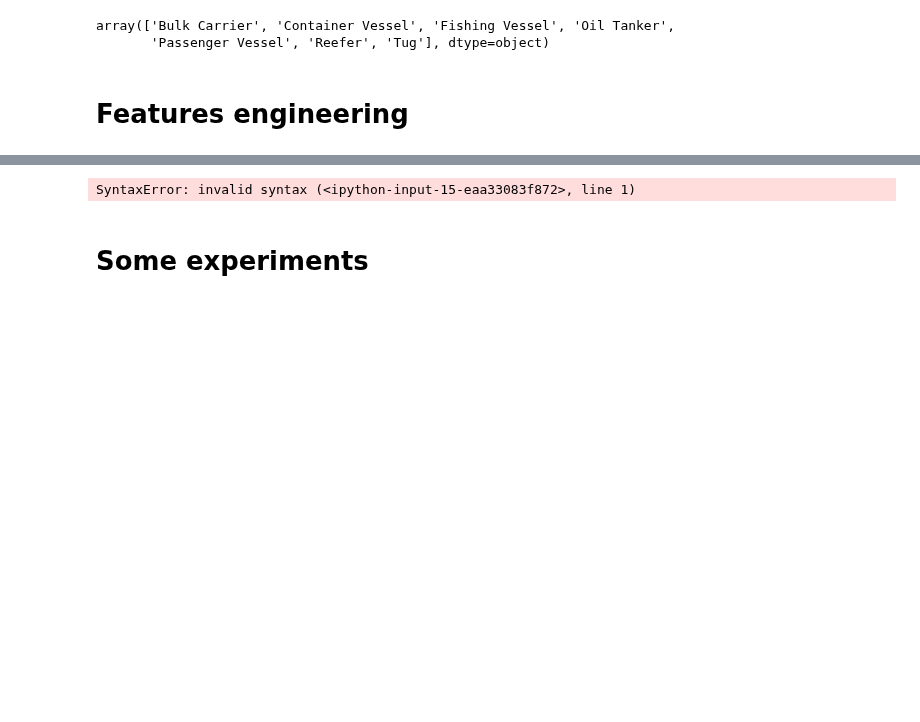
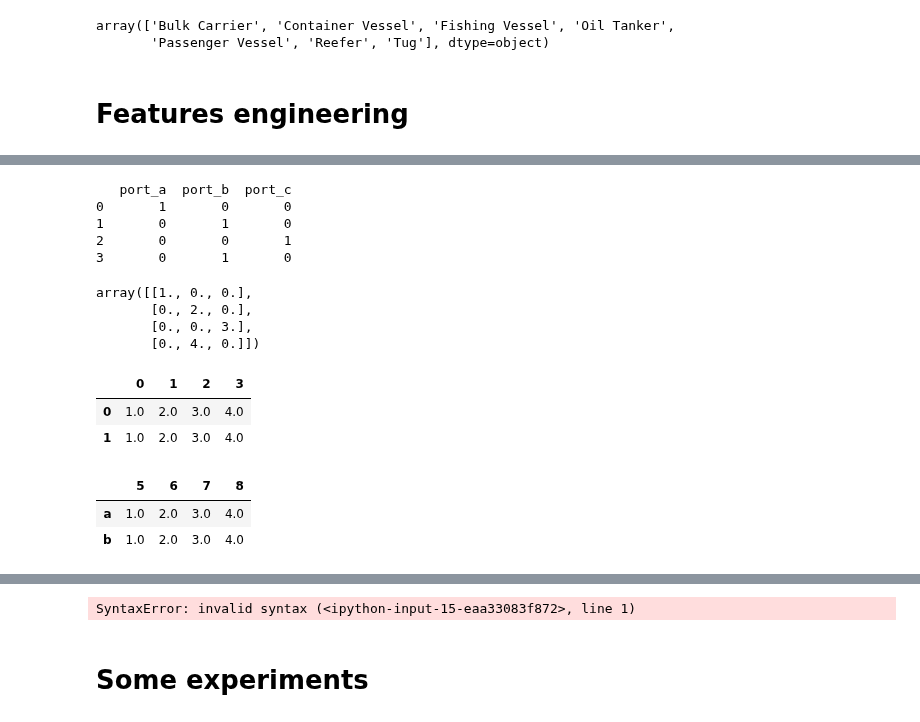
Before and after one commit to matanma/ML, a Jupyter notebook: WinWard/WinWard.ipynb, the cells around one changed output, grey strips where cells are left out. Saved outputs shown, nothing was run; the diff lists cells and outputs as text; code cells hidden in the pictures; blank space fills up the shorter version.

```diff
--- a/WinWard/WinWard.ipynb
+++ b/WinWard/WinWard.ipynb
@@ -552,0 +865,41 @@ array(['Bulk Carrier', 'Container Vessel', 'Fishing Vessel', 'Oil Tanker',
+# %%
+from sklearn.preprocessing import OneHotEncoder
+enc = OneHotEncoder(handle_unknown='ignore')
+X = np.array([['a'],['b'],['c'],['b']])
+X_df = pd.DataFrame({'port_id':X[:,0]})
+# print(X_df)
+enc.fit(X_df)
+# print(enc.categories_)
+print(pd.get_dummies(X_df.port_id, prefix='port'))
+enc_trans = enc.transform(X_df).toarray()
+# %% [output]
+   port_a  port_b  port_c
+0       1       0       0
+1       0       1       0
+2       0       0       1
+3       0       1       0
+# %%
+enc_trans*np.array([[1,2,3,4]]).T
+# np.sum(enc_trans, axis=0)
+# %% [output]
+array([[1., 0., 0.],
+       [0., 2., 0.],
+       [0., 0., 3.],
+       [0., 4., 0.]])
+# %%
+tmp = (enc_trans.T*np.array([1,2,3,4]))
+# %%
+pd.DataFrame([tmp.sum(axis=0), tmp.sum(axis=0)])
+# %% [output]
+|  | 0 | 1 | 2 | 3 |
+| 0 | 1.0 | 2.0 | 3.0 | 4.0 |
+| 1 | 1.0 | 2.0 | 3.0 | 4.0 |
+# %%
+l = []
+l.append(tmp.sum(axis=0))
+l.append(tmp.sum(axis=0))
+pd.DataFrame(l, index=['a','b'], columns=[5,6,7,8])
+# %% [output]
+|  | 5 | 6 | 7 | 8 |
+| a | 1.0 | 2.0 | 3.0 | 4.0 |
+| b | 1.0 | 2.0 | 3.0 | 4.0 |
```
Also changed, not shown: parts of 31 cells of this notebook.
